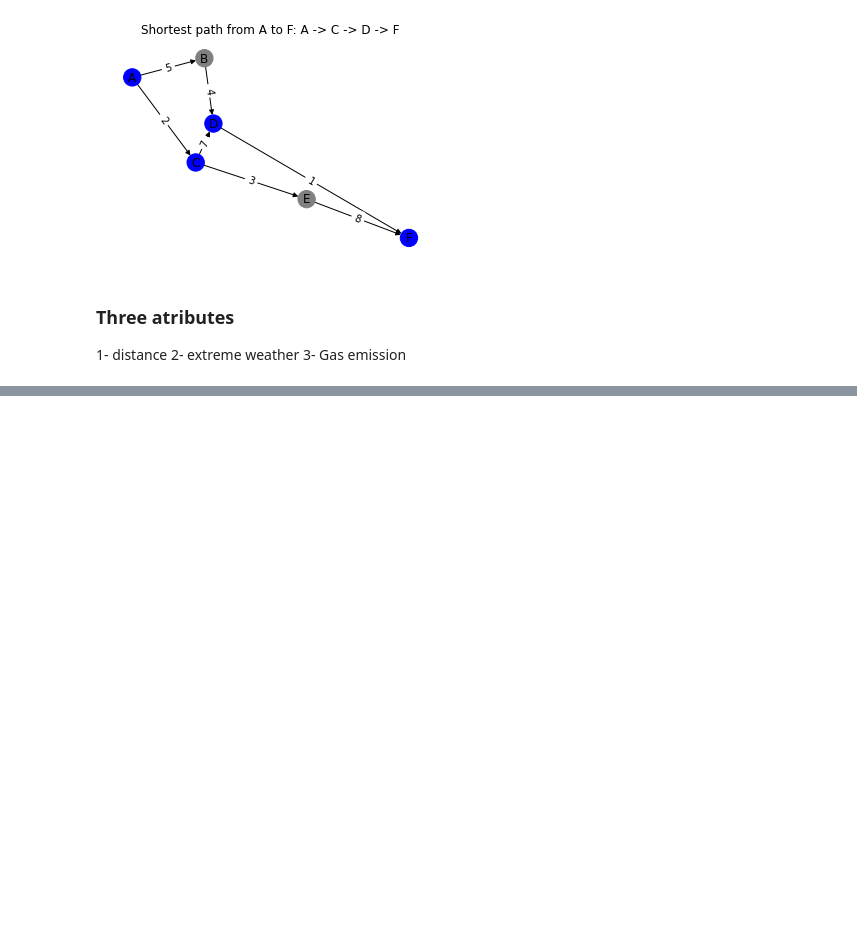
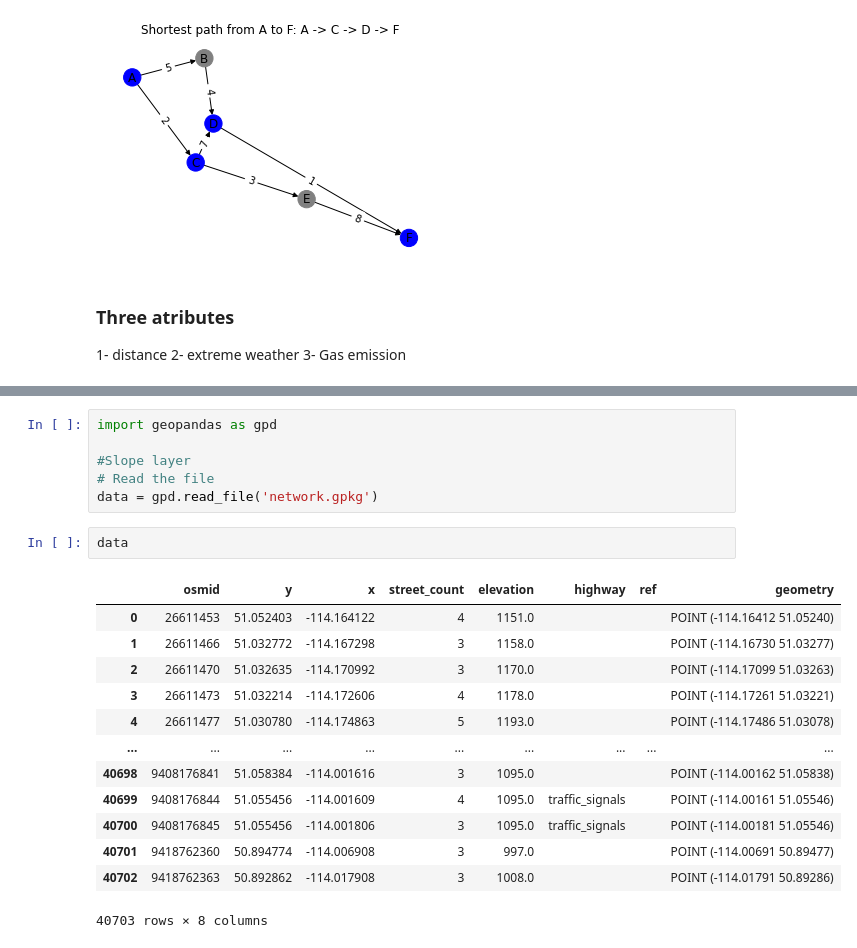
Before and after one commit to hadiagha/RouteRecommendation, a Jupyter notebook: dijkstra.ipynb, the cells around one changed output, grey strips where cells are left out. Saved outputs shown, nothing was run; the diff lists cells and outputs as text; blank space fills up the shorter version.

```diff
--- a/dijkstra.ipynb
+++ b/dijkstra.ipynb
@@ -160,0 +189,22 @@ plt.show()
+# %%
+import geopandas as gpd
+
+#Slope layer
+# Read the file
+data = gpd.read_file('network.gpkg')
+# %%
+data
+# %% [output]
+|  | osmid | y | x | street_count | elevation | highway | ref | geometry |
+| 0 | 26611453 | 51.052403 | -114.164122 | 4 | 1151.0 |  |  | POINT (-114.16412 51.05240) |
+| 1 | 26611466 | 51.032772 | -114.167298 | 3 | 1158.0 |  |  | POINT (-114.16730 51.03277) |
+| 2 | 26611470 | 51.032635 | -114.170992 | 3 | 1170.0 |  |  | POINT (-114.17099 51.03263) |
+| 3 | 26611473 | 51.032214 | -114.172606 | 4 | 1178.0 |  |  | POINT (-114.17261 51.03221) |
+| 4 | 26611477 | 51.030780 | -114.174863 | 5 | 1193.0 |  |  | POINT (-114.17486 51.03078) |
+| ... | ... | ... | ... | ... | ... | ... | ... | ... |
+| 40698 | 9408176841 | 51.058384 | -114.001616 | 3 | 1095.0 |  |  | POINT (-114.00162 51.05838) |
+| 40699 | 9408176844 | 51.055456 | -114.001609 | 4 | 1095.0 | traffic_signals |  | POINT (-114.00161 51.05546) |
+| 40700 | 9408176845 | 51.055456 | -114.001806 | 3 | 1095.0 | traffic_signals |  | POINT (-114.00181 51.05546) |
+| 40701 | 9418762360 | 50.894774 | -114.006908 | 3 | 997.0 |  |  | POINT (-114.00691 50.89477) |
+| 40702 | 9418762363 | 50.892862 | -114.017908 | 3 | 1008.0 |  |  | POINT (-114.01791 50.89286) |
+40703 rows × 8 columns
```
Also changed, not shown: parts of 5 cells of this notebook, 9 other files.
